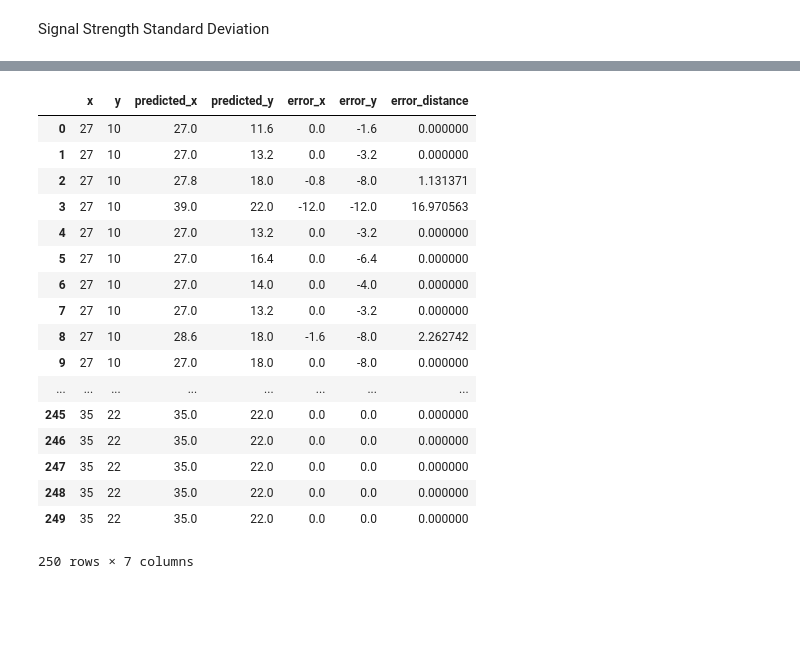
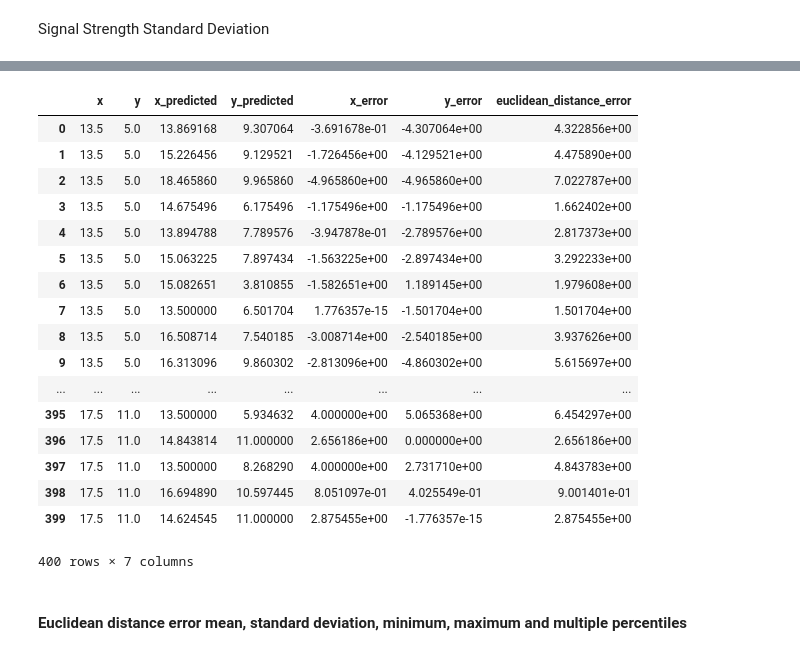
Before and after one commit to YanuX-Framework/YanuX-Cruncher, a Jupyter notebook: CruncherNotebook.ipynb, the cells around one changed output, grey strips where cells are left out. Cells and saved outputs as stored; diff of their text form; code cells hidden in the pictures; blank space fills up the shorter version.

```diff
--- a/CruncherNotebook.ipynb
+++ b/CruncherNotebook.ipynb
@@ -154,7 +189,9 @@ dtype: int64
 wifi_samples_columns = ["filename", "x", "y", "floor", "sample_id"]
 wifi_samples_columns.extend(mac_addresses)
 
-wifi_samples = pd.DataFrame(wifi_logs.wifi_samples(0,30), columns=wifi_samples_columns)
+wifi_samples = pd.DataFrame(wifi_logs.wifi_samples(0,train_test_data_split_index), columns=wifi_samples_columns)
+# Convert to mW
+# wifi_samples[mac_addresses] = 10**((wifi_samples[mac_addresses])/10.)
 wifi_samples = wifi_samples.fillna(sys.float_info.min)
 wifi_samples
 # %% [output]
@@ -183,5 +227,7 @@ from sklearn.neighbors import KNeighborsRegressor
 # %%
-knn = KNeighborsRegressor(n_neighbors=5)
+knn = KNeighborsRegressor(n_neighbors=5,
+                          weights='distance',
+                          algorithm='brute')
 coord_cols = ["x","y"]
 knn.fit(wifi_samples[mac_addresses], wifi_samples[coord_cols])
 # %% [output]
@@ -191,5 +240,7 @@ KNeighborsRegressor(algorithm='auto', leaf_size=30, metric='minkowski',
 # %%
-wifi_samples_test = pd.DataFrame(wifi_logs.wifi_samples(30,40), columns=wifi_samples_columns)
+wifi_samples_test = pd.DataFrame(wifi_logs.wifi_samples(train_test_data_split_index,num_samples_per_location), columns=wifi_samples_columns)
+# Convert to mW
+# wifi_samples_test[mac_addresses] = 10**((wifi_samples_test[mac_addresses])/10.)
 wifi_samples_test = wifi_samples_test.fillna(sys.float_info.min)
 wifi_samples_test
 # %% [output]
@@ -214,5 +267,5 @@ wifi_samples_test
 # %%
-predicted_coord_cols = ["predicted_x","predicted_y"]
+predicted_coord_cols = ["x_predicted","y_predicted"]
 predictions = pd.DataFrame(knn.predict(wifi_samples_test[mac_addresses]), columns = predicted_coord_cols)
 predictions
 # %% [output]
@@ -237,25 +303,25 @@ predictions
 # %%
 results = pd.concat([wifi_samples_test[coord_cols], predictions], axis=1)
-results["error_x"] = results["x"] - results["predicted_x"]
-results["error_y"] = results["y"] - results["predicted_y"]
-results["error_distance"] = (results["error_x"]**2 + results["error_x"]**2).apply(np.sqrt)
+results["x_error"] = results["x"] - results["x_predicted"]
+results["y_error"] = results["y"] - results["y_predicted"]
+results["euclidean_distance_error"] = (results["x_error"]**2 + results["y_error"]**2).apply(np.sqrt)
 results
 # %% [output]
-|  | x | y | predicted_x | predicted_y | error_x | error_y | error_distance |
-| 0 | 27 | 10 | 27.0 | 11.6 | 0.0 | -1.6 | 0.000000 |
-| 1 | 27 | 10 | 27.0 | 13.2 | 0.0 | -3.2 | 0.000000 |
-| 2 | 27 | 10 | 27.8 | 18.0 | -0.8 | -8.0 | 1.131371 |
-| 3 | 27 | 10 | 39.0 | 22.0 | -12.0 | -12.0 | 16.970563 |
-| 4 | 27 | 10 | 27.0 | 13.2 | 0.0 | -3.2 | 0.000000 |
-| 5 | 27 | 10 | 27.0 | 16.4 | 0.0 | -6.4 | 0.000000 |
-| 6 | 27 | 10 | 27.0 | 14.0 | 0.0 | -4.0 | 0.000000 |
-| 7 | 27 | 10 | 27.0 | 13.2 | 0.0 | -3.2 | 0.000000 |
-| 8 | 27 | 10 | 28.6 | 18.0 | -1.6 | -8.0 | 2.262742 |
-| 9 | 27 | 10 | 27.0 | 18.0 | 0.0 | -8.0 | 0.000000 |
+|  | x | y | x_predicted | y_predicted | x_error | y_error | euclidean_distance_error |
+| 0 | 13.5 | 5.0 | 13.869168 | 9.307064 | -3.691678e-01 | -4.307064e+00 | 4.322856e+00 |
+| 1 | 13.5 | 5.0 | 15.226456 | 9.129521 | -1.726456e+00 | -4.129521e+00 | 4.475890e+00 |
+| 2 | 13.5 | 5.0 | 18.465860 | 9.965860 | -4.965860e+00 | -4.965860e+00 | 7.022787e+00 |
+| 3 | 13.5 | 5.0 | 14.675496 | 6.175496 | -1.175496e+00 | -1.175496e+00 | 1.662402e+00 |
+| 4 | 13.5 | 5.0 | 13.894788 | 7.789576 | -3.947878e-01 | -2.789576e+00 | 2.817373e+00 |
+| 5 | 13.5 | 5.0 | 15.063225 | 7.897434 | -1.563225e+00 | -2.897434e+00 | 3.292233e+00 |
+| 6 | 13.5 | 5.0 | 15.082651 | 3.810855 | -1.582651e+00 | 1.189145e+00 | 1.979608e+00 |
+| 7 | 13.5 | 5.0 | 13.500000 | 6.501704 | 1.776357e-15 | -1.501704e+00 | 1.501704e+00 |
+| 8 | 13.5 | 5.0 | 16.508714 | 7.540185 | -3.008714e+00 | -2.540185e+00 | 3.937626e+00 |
+| 9 | 13.5 | 5.0 | 16.313096 | 9.860302 | -2.813096e+00 | -4.860302e+00 | 5.615697e+00 |
 | ... | ... | ... | ... | ... | ... | ... | ... |
-| 245 | 35 | 22 | 35.0 | 22.0 | 0.0 | 0.0 | 0.000000 |
-| 246 | 35 | 22 | 35.0 | 22.0 | 0.0 | 0.0 | 0.000000 |
-| 247 | 35 | 22 | 35.0 | 22.0 | 0.0 | 0.0 | 0.000000 |
-| 248 | 35 | 22 | 35.0 | 22.0 | 0.0 | 0.0 | 0.000000 |
-| 249 | 35 | 22 | 35.0 | 22.0 | 0.0 | 0.0 | 0.000000 |
+| 395 | 17.5 | 11.0 | 13.500000 | 5.934632 | 4.000000e+00 | 5.065368e+00 | 6.454297e+00 |
+| 396 | 17.5 | 11.0 | 14.843814 | 11.000000 | 2.656186e+00 | 0.000000e+00 | 2.656186e+00 |
+| 397 | 17.5 | 11.0 | 13.500000 | 8.268290 | 4.000000e+00 | 2.731710e+00 | 4.843783e+00 |
+| 398 | 17.5 | 11.0 | 16.694890 | 10.597445 | 8.051097e-01 | 4.025549e-01 | 9.001401e-01 |
+| 399 | 17.5 | 11.0 | 14.624545 | 11.000000 | 2.875455e+00 | -1.776357e-15 | 2.875455e+00 |
-250 rows × 7 columns
+400 rows × 7 columns
@@ -264,0 +328,2 @@ results
+# %% [markdown]
+#### Euclidean distance error mean, standard deviation, minimum, maximum and multiple percentiles ####
```
Also changed, not shown: parts of 56 cells of this notebook, 4 other files.
